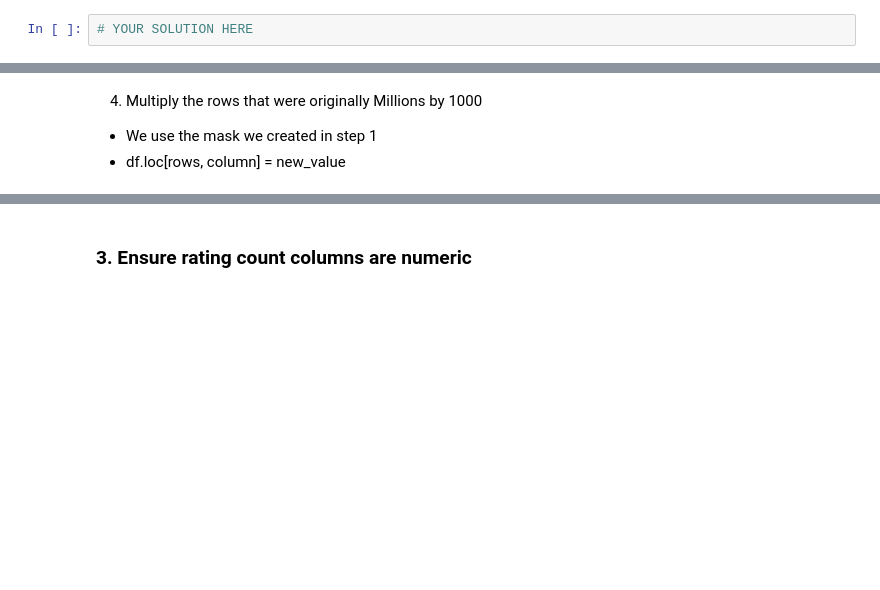
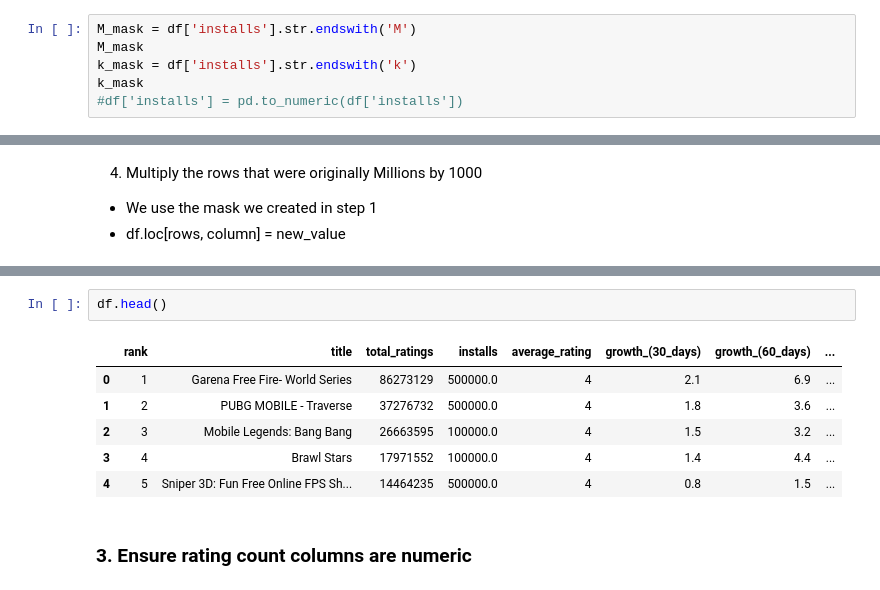
Before and after one commit to sari-3/ETL-pandas, a Jupyter notebook: 2_Pandas_Practice_Google_Games_student.ipynb, the cells around one changed output, grey strips where cells are left out. Drawn from its saved outputs; the diff is of its cells as text; blank space fills up the shorter version.

```diff
--- a/2_Pandas_Practice_Google_Games_student.ipynb
+++ b/2_Pandas_Practice_Google_Games_student.ipynb
@@ -69,4 +100,8 @@ Note: This is more tricky than it seems - M stands for million, k stands for tho
 
 * We need this because once we remove the 'M', we won't know which ones to multiply!
 # %%
-# YOUR SOLUTION HERE
+M_mask = df['installs'].str.endswith('M')
+M_mask
+k_mask = df['installs'].str.endswith('k')
+k_mask
+#df['installs'] = pd.to_numeric(df['installs'])
@@ -90,3 +154,12 @@ Note: This is more tricky than it seems - M stands for million, k stands for tho
+# %%
+df.head()
+# %% [output]
+|  | rank | title | total_ratings | installs | average_rating | growth_(30_days) | growth_(60_days) | ... |
+| 0 | 1 | Garena Free Fire- World Series | 86273129 | 500000.0 | 4 | 2.1 | 6.9 | ... |
+| 1 | 2 | PUBG MOBILE - Traverse | 37276732 | 500000.0 | 4 | 1.8 | 3.6 | ... |
+| 2 | 3 | Mobile Legends: Bang Bang | 26663595 | 100000.0 | 4 | 1.5 | 3.2 | ... |
+| 3 | 4 | Brawl Stars | 17971552 | 100000.0 | 4 | 1.4 | 4.4 | ... |
+| 4 | 5 | Sniper 3D: Fun Free Online FPS Sh... | 14464235 | 500000.0 | 4 | 0.8 | 1.5 | ... |
 # %% [markdown]
 ### 3. Ensure rating count columns are numeric
 # %% [markdown]
```
Also changed, not shown: parts of 11 cells of this notebook.
